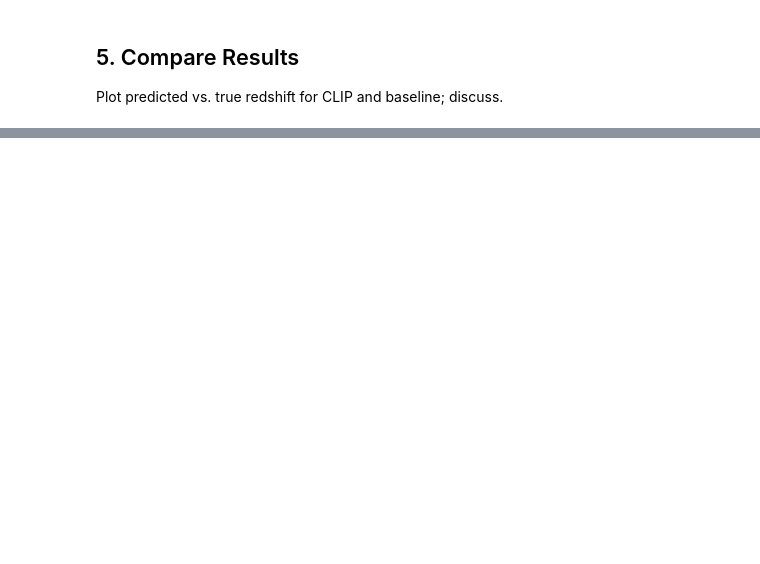
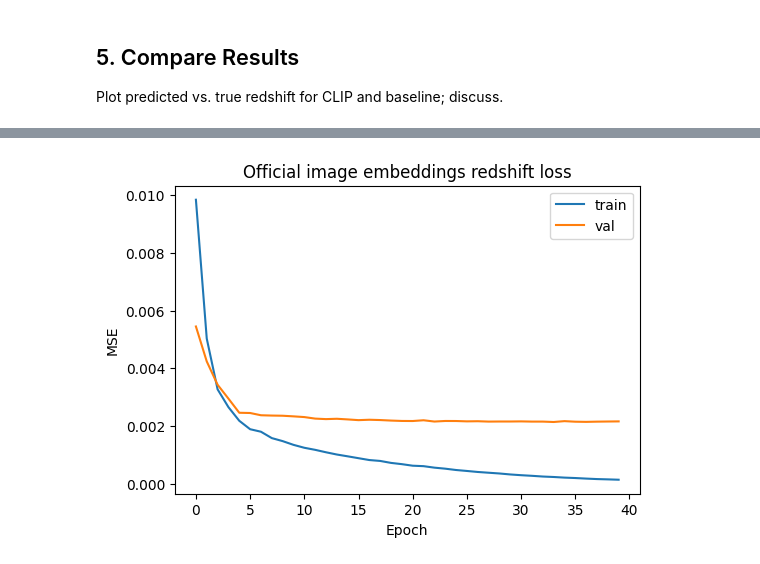
Before and after one commit to mhuertascompany/AstroCLIP, a Jupyter notebook: teaching_notebooks/astroclip_teaching_redshift_exercises_filled.ipynb, the cells around one changed output, grey strips where cells are left out. Cells and saved outputs as stored; diff of their text form; code cells hidden in the pictures; blank space fills up the shorter version.

```diff
--- a/teaching_notebooks/astroclip_teaching_redshift_exercises_filled.ipynb
+++ b/teaching_notebooks/astroclip_teaching_redshift_exercises_filled.ipynb
@@ -657,0 +844,94 @@ print(conclusion)
+# %%
+import h5py
+from torch.utils.data import TensorDataset, DataLoader
+
+# Adjust paths if you saved the files elsewhere
+ROOT = Path("/Users/marchuertascompany/Documents/teaching/2025_astroinfo/data")
+IMG_TRAIN_H5 = ROOT / "embeddings_image_train.h5"
+IMG_TEST_H5  = ROOT / "embeddings_image_test.h5"
+
+def load_split(path):
+    with h5py.File(path, "r") as f:
+        emb = f["image_embeddings"][:]
+        z   = f["redshift"][:]
+    return emb, z
+
+train_emb, train_z = load_split(IMG_TRAIN_H5)
+val_emb,   val_z   = load_split(IMG_TEST_H5)
+
+train_ds = TensorDataset(torch.from_numpy(train_emb).float(), torch.from_numpy(train_z).float())
+val_ds   = TensorDataset(torch.from_numpy(val_emb).float(),   torch.from_numpy(val_z).float())
+train_dl = DataLoader(train_ds, batch_size=256, shuffle=True)
+val_dl   = DataLoader(val_ds, batch_size=256, shuffle=False)
+
+class MLP(torch.nn.Module):
+    def __init__(self, input_dim, hidden=256):
+        super().__init__()
+        self.net = torch.nn.Sequential(
+            torch.nn.Linear(input_dim, hidden),
+            torch.nn.ReLU(),
+            torch.nn.Linear(hidden, hidden // 2),
+            torch.nn.ReLU(),
+            torch.nn.Linear(hidden // 2, 1),
+        )
+
+    def forward(self, x):
+        return self.net(x).squeeze(-1)
+
+official_model = MLP(train_emb.shape[1]).to(device)          # MLP already defined above
+optimizer = torch.optim.AdamW(official_model.parameters(), lr=3e-4, weight_decay=1e-5)
+criterion = torch.nn.MSELoss()
+
+official_train_losses, official_val_losses = [], []
+for epoch in range(40):
+    official_model.train()
+    running = 0.0
+    for x_batch, y_batch in train_dl:
+        x_batch, y_batch = x_batch.to(device), y_batch.to(device)
+        optimizer.zero_grad(set_to_none=True)
+        preds = official_model(x_batch)
+        loss = criterion(preds, y_batch)
+        loss.backward()
+        optimizer.step()
+        running += loss.item() * x_batch.size(0)
+    train_loss = running / len(train_dl.dataset)
+
+    official_model.eval()
+    running = 0.0
+    with torch.no_grad():
+        for x_batch, y_batch in val_dl:
+            x_batch, y_batch = x_batch.to(device), y_batch.to(device)
+            preds = official_model(x_batch)
+            loss = criterion(preds, y_batch)
+            running += loss.item() * x_batch.size(0)
+    val_loss = running / len(val_dl.dataset)
+
+    official_train_losses.append(train_loss)
+    official_val_losses.append(val_loss)
+
+plt.figure(figsize=(6, 4))
+plt.plot(official_train_losses, label="train")
+plt.plot(official_val_losses, label="val")
+plt.xlabel("Epoch")
+plt.ylabel("MSE")
+plt.title("Official image embeddings redshift loss")
+plt.legend()
+plt.show()
+
+official_model.eval()
+official_preds = []
+with torch.no_grad():
+    for x_batch, _ in val_dl:
+        official_preds.extend(official_model(x_batch.to(device)).cpu().numpy())
+official_preds = np.array(official_preds)
+
+plt.figure(figsize=(5, 5))
+plt.scatter(val_z[: len(official_preds)], official_preds, s=8, alpha=0.6)
+lims = [val_z.min(), val_z.max()]
+plt.plot(lims, lims, "--", color="gray")
+plt.xlabel("True redshift")
+plt.ylabel("Predicted redshift")
+plt.title("Official image embeddings: predicted vs true")
+plt.show()
+# %% [output]
+[figure, added]
```
Also changed, not shown: parts of 14 cells of this notebook, 1 other file.
